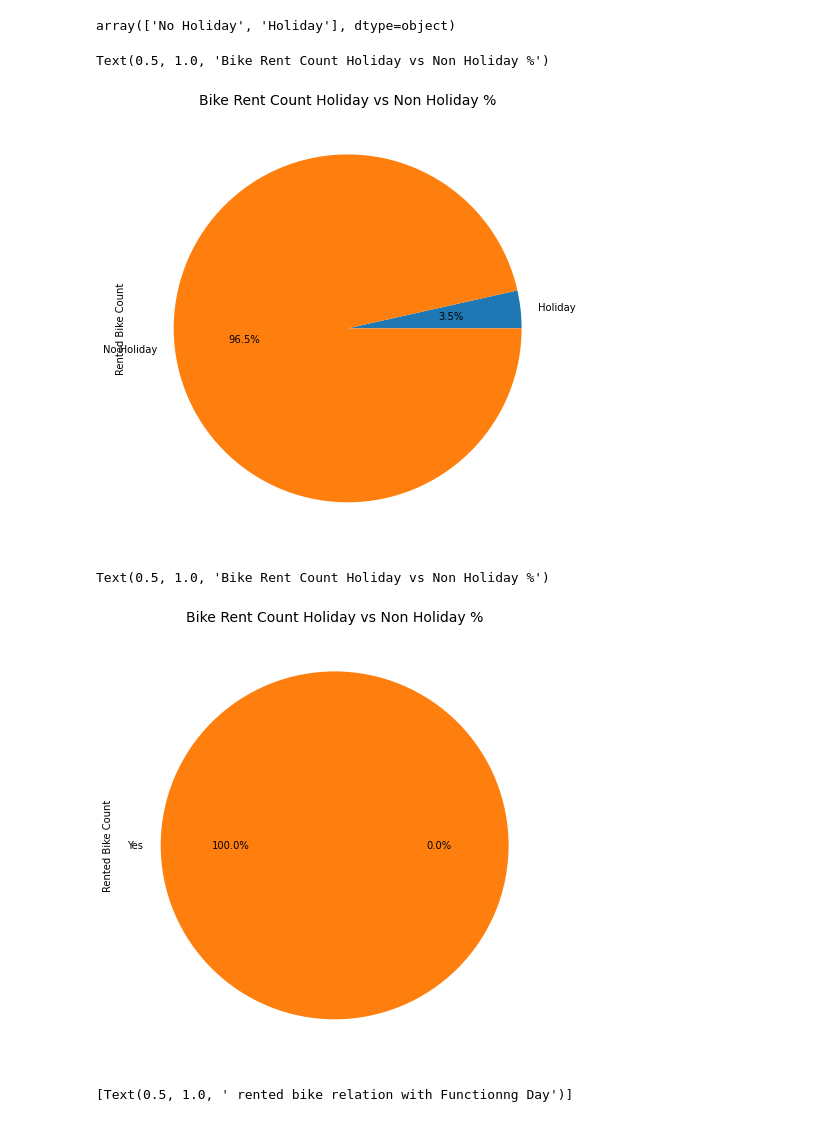
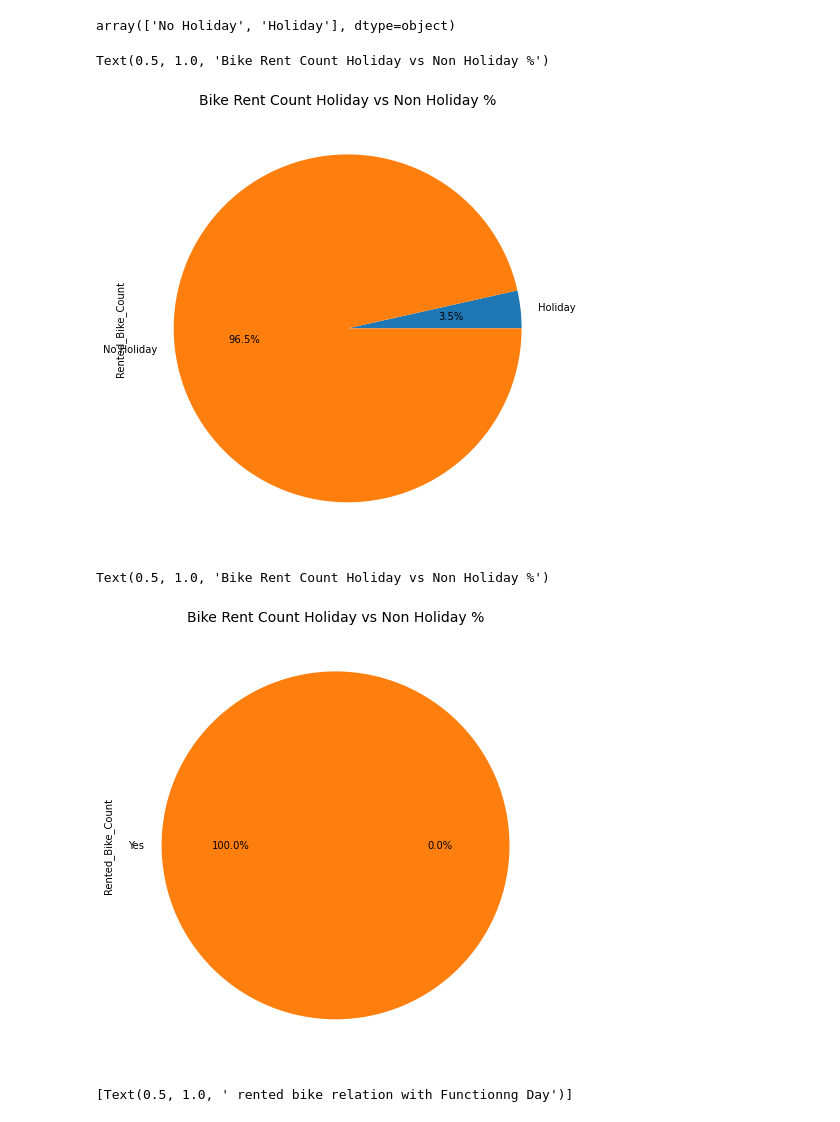
Before and after one commit to Anas182000/BIKE-SHARING-DEMAND-PREDICTION, a Jupyter notebook: Copy_of_Bike_Sharing_Demand_Prediction_Capstone_Project.ipynb, the cells around one changed output. Cells and saved outputs as stored; diff of their text form; code cells hidden in the pictures.

```diff
--- a/Copy_of_Bike_Sharing_Demand_Prediction_Capstone_Project.ipynb
+++ b/Copy_of_Bike_Sharing_Demand_Prediction_Capstone_Project.ipynb
@@ -155,6 +155,18 @@ Seasons                      0
 Holiday                      0
 Functioning Day              0
 dtype: int64
+# %%
+#Rename the complex columns name
+df_bike=df_bike.rename(columns={'Rented Bike Count':'Rented_Bike_Count',
+                                'Temperature(°C)':'Temperature',
+                                'Humidity(%)':'Humidity',
+                                'Wind speed (m/s)':'Wind_speed',
+                                'Visibility (10m)':'Visibility',
+                                'Dew point temperature(°C)':'Dew_point_temperature',
+                                'Solar Radiation (MJ/m2)':'Solar_Radiation',
+                                'Rainfall(mm)':'Rainfall',
+                                'Snowfall (cm)':'Snowfall',
+                                'Functioning Day':'Functioning_Day'})
 # %%
 df_copy = df_bike.copy(deep=True)
 # %%
@@ -248,17 +260,17 @@ df_copy["Holiday"].unique()
 array(['No Holiday', 'Holiday'], dtype=object)
 # %%
 hdf=df_copy.groupby('Holiday').sum()
-hdf['Rented Bike Count'].plot(kind='pie',autopct='%1.1f%%',figsize=(15,8))
+hdf['Rented_Bike_Count'].plot(kind='pie',autopct='%1.1f%%',figsize=(15,8))
 plt.title('Bike Rent Count Holiday vs Non Holiday %',fontsize=14)
 # %% [output]
 Text(0.5, 1.0, 'Bike Rent Count Holiday vs Non Holiday %')
-[figure, old version]
+[figure, new version]
 # %%
-hdf=df_copy.groupby("Functioning Day").sum()
-hdf['Rented Bike Count'].plot(kind='pie',autopct='%1.1f%%',figsize=(15,8))
+hdf=df_copy.groupby("Functioning_Day").sum()
+hdf['Rented_Bike_Count'].plot(kind='pie',autopct='%1.1f%%',figsize=(15,8))
 plt.title('Bike Rent Count Holiday vs Non Holiday %',fontsize=14)
 # %% [output]
 Text(0.5, 1.0, 'Bike Rent Count Holiday vs Non Holiday %')
-[figure, old version]
+[figure, new version]
 # %%
 fig,ax=plt.subplots(figsize=(10,8))
```
Also changed, not shown: parts of 39 cells of this notebook.
